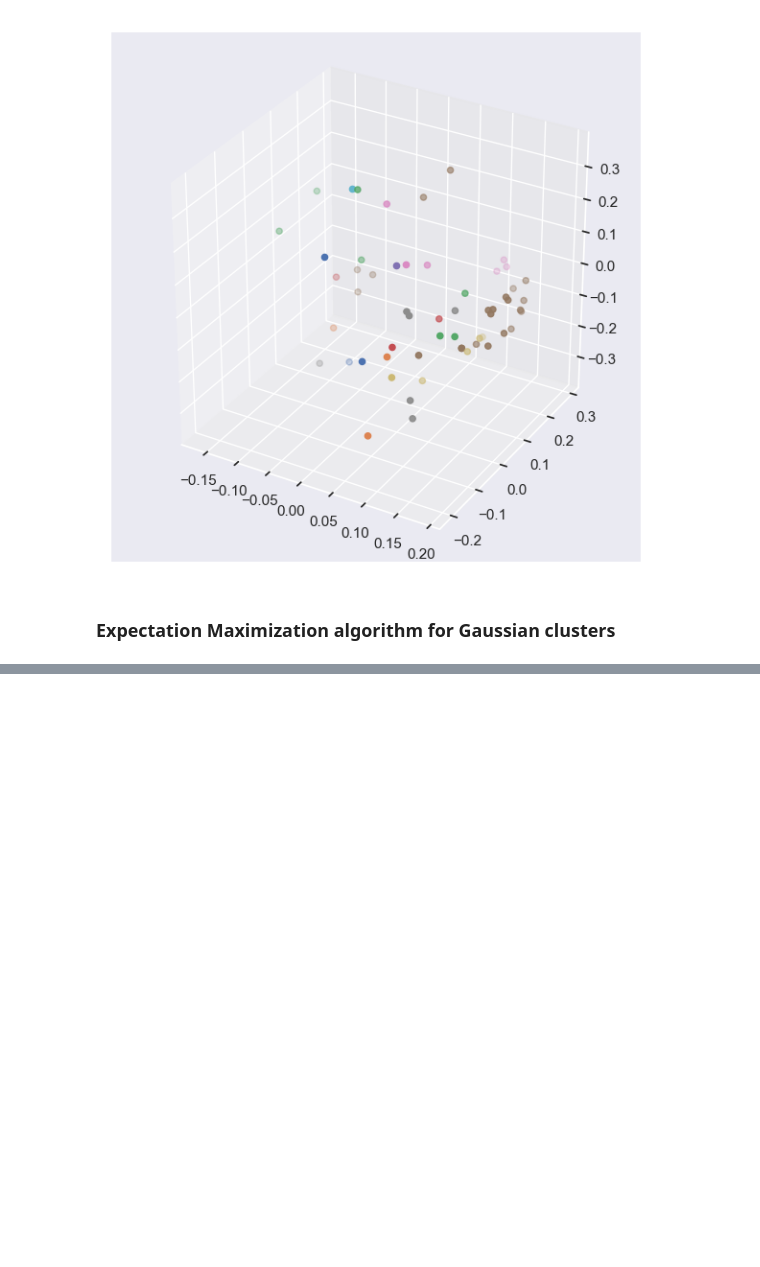
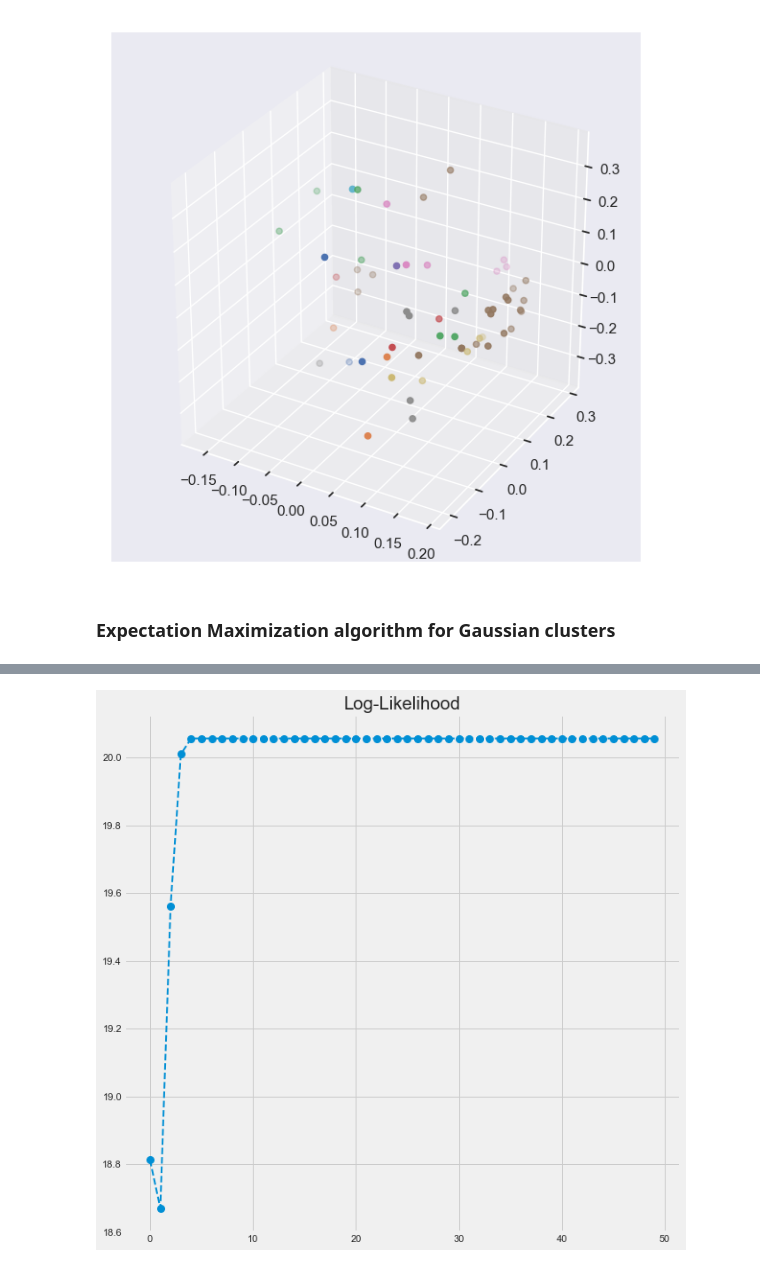
Before and after one commit to istewar1/Research, a Jupyter notebook: COSC 528/Project 2/Project2_notebook.ipynb, the cells around one changed output, grey strips where cells are left out. Saved outputs shown, nothing was run; the diff lists cells and outputs as text; code cells hidden in the pictures; blank space fills up the shorter version.

```diff
--- a/COSC 528/Project 2/Project2_notebook.ipynb
+++ b/COSC 528/Project 2/Project2_notebook.ipynb
@@ -324,6 +324,10 @@ class K_means:
         self.k = k
         self.tol = tol
         self.max_iter = max_iter
+
+    def dist(x,y,axis=1):
+        print np.linalg.norm(x-y,axis)
+        return np.linalg.norm(x-y,axis)
 
     def main(self,data):
         '''
@@ -355,8 +359,8 @@ class K_means:
 
             # Calculating distance and choosing nearest class centroid
             for features in data:
-                distances = [np.linalg.norm(features - self.centroids[centroid]) for centroid in self.centroids]
-                classification = distances.index(min(distances)) # calc. minimum distance to centroids
+                distances = [np.linalg.norm(features-self.centroids[centroid]) for centroid in self.centroids]
+                classification = distances.index(min(distances)) # choosing cluster calc. minimum distance
                 self.clusters[classification].append(features)   # choose closest centroid for feature
 
             old_values = dict(self.centroids) # Storing values for convergence testing
@@ -738,0 +854,6 @@ sklearn.cluster.k_means_.KMeans
+# %%
+gmm = GMM(V,2,50)
+# %%
+gmm.main()
+# %% [output]
+[figure, added]
```
Also changed, not shown: parts of 5 cells of this notebook.
